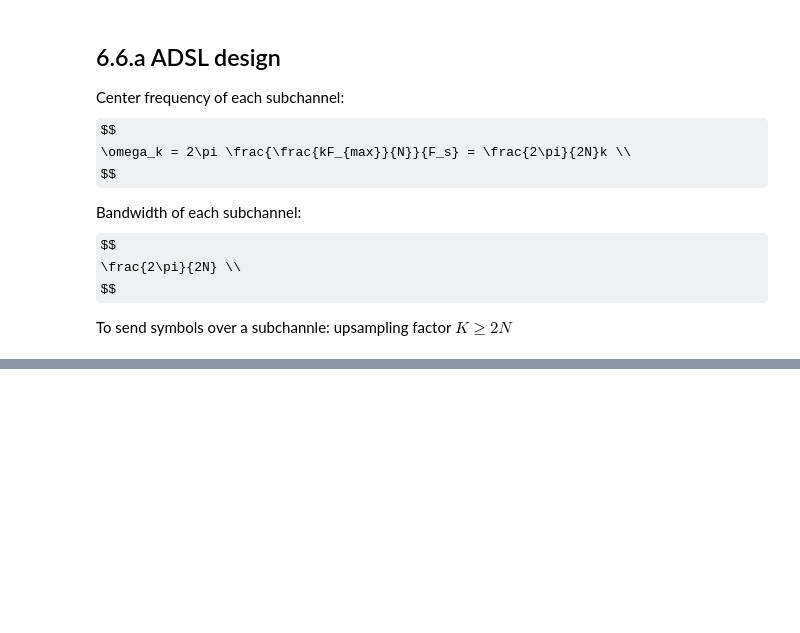
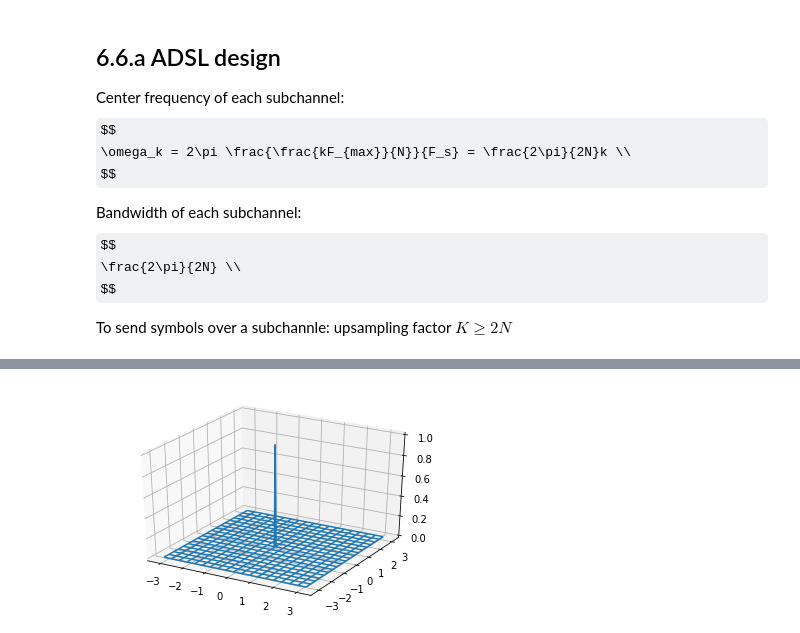
Before and after one commit to Wei1234c/Digital_Signal_Processing, a Jupyter notebook: notebooks/week8/Week 8 Lab.ipynb, the cells around one changed output, grey strips where cells are left out. Drawn from its saved outputs; the diff is of its cells as text; code cells hidden in the pictures; some formulas as TeX source; blank space fills up the shorter version.

```diff
--- a/notebooks/week8/Week 8 Lab.ipynb
+++ b/notebooks/week8/Week 8 Lab.ipynb
@@ -719,0 +735,10 @@ $$
+# %%
+X, Y = np.meshgrid(w, w)
+# %%
+Z = dxy = np.outer(dx, dy)
+
+ax = plt.subplot(111, projection = '3d')
+ax.plot_wireframe(X, Y, Z, rstride = 10, cstride = 10)
+plt.show()
+# %% [output]
+[figure, added]
```
Also changed, not shown: parts of 30 cells of this notebook, 17 other files.
